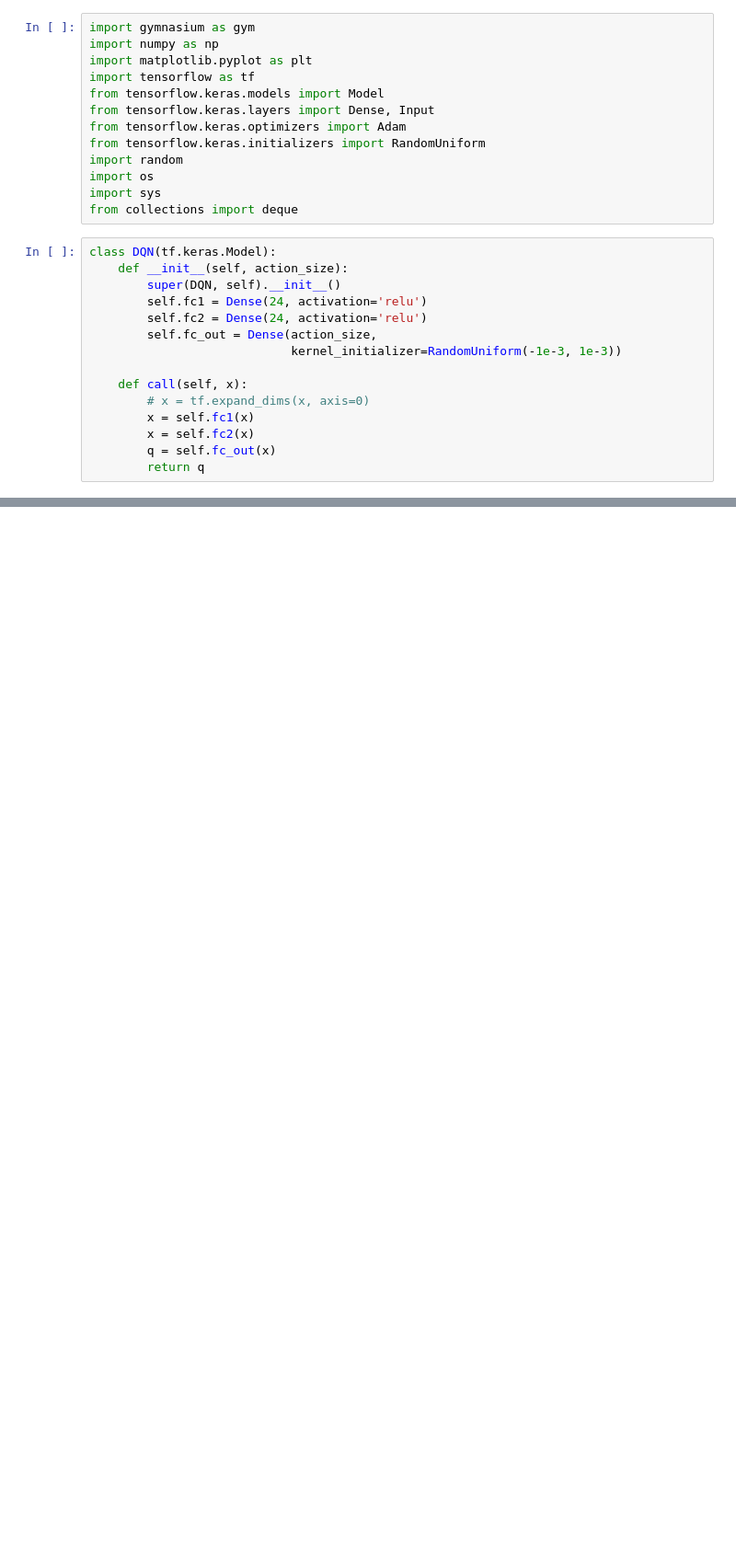
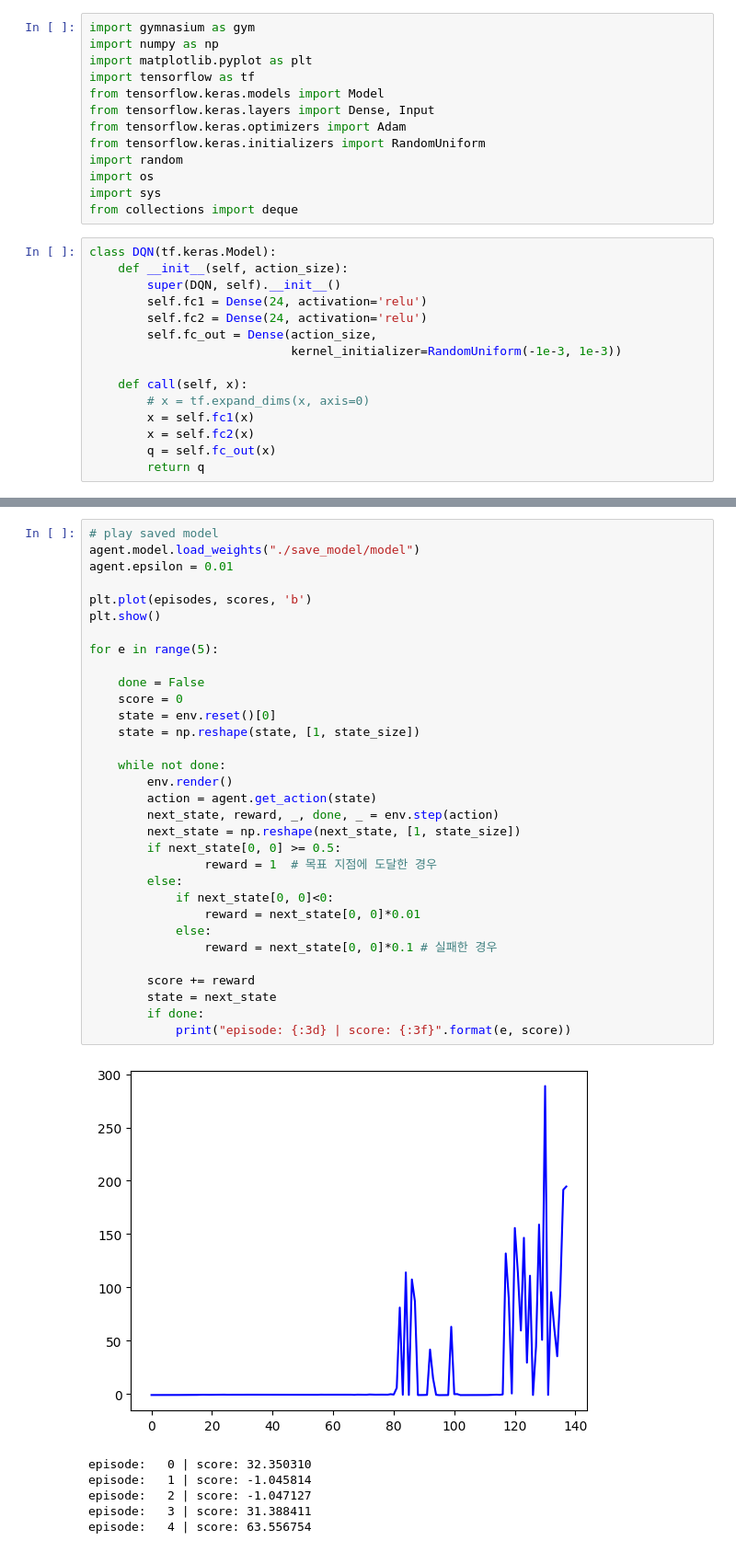
Before and after one commit to Bosung-Baek/Reinforcement_Learning_Study, a Jupyter notebook: MountainCar/mountaincar.ipynb, the cells around one changed output, grey strips where cells are left out. Shown: that part at 92% size. Cells and saved outputs as stored; diff of their text form; blank space fills up the shorter version.

Commit message:
model fix

```diff
--- a/MountainCar/mountaincar.ipynb
+++ b/MountainCar/mountaincar.ipynb
@@ -184 +187,40 @@ episode:  88 | score avg 91.67 | memory length: 2000 | epsilon: 0.0100
 SystemExit:
+# %%
+# play saved model
+agent.model.load_weights("./save_model/model")
+agent.epsilon = 0.01
+
+plt.plot(episodes, scores, 'b')
+plt.show()
+
+for e in range(5):
+
+    done = False
+    score = 0
+    state = env.reset()[0]
+    state = np.reshape(state, [1, state_size])
+
+    while not done:
+        env.render()
+        action = agent.get_action(state)
+        next_state, reward, _, done, _ = env.step(action)
+        next_state = np.reshape(next_state, [1, state_size])
+        if next_state[0, 0] >= 0.5:
+                reward = 1  # 목표 지점에 도달한 경우
+        else:
+            if next_state[0, 0]<0:
+                reward = next_state[0, 0]*0.01
+            else:
+                reward = next_state[0, 0]*0.1 # 실패한 경우
+
+        score += reward
+        state = next_state
+        if done:
+            print("episode: {:3d} | score: {:3f}".format(e, score))
+# %% [output]
+[figure, added]
+episode:   0 | score: 32.350310
+episode:   1 | score: -1.045814
+episode:   2 | score: -1.047127
+episode:   3 | score: 31.388411
+episode:   4 | score: 63.556754
```
Also changed, not shown: parts of 1 cell of this notebook, 4 other files.
